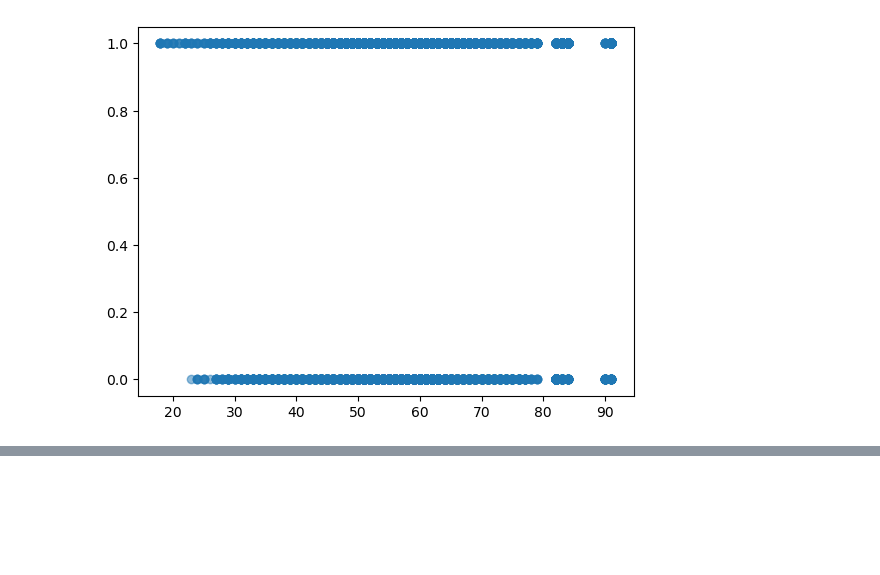
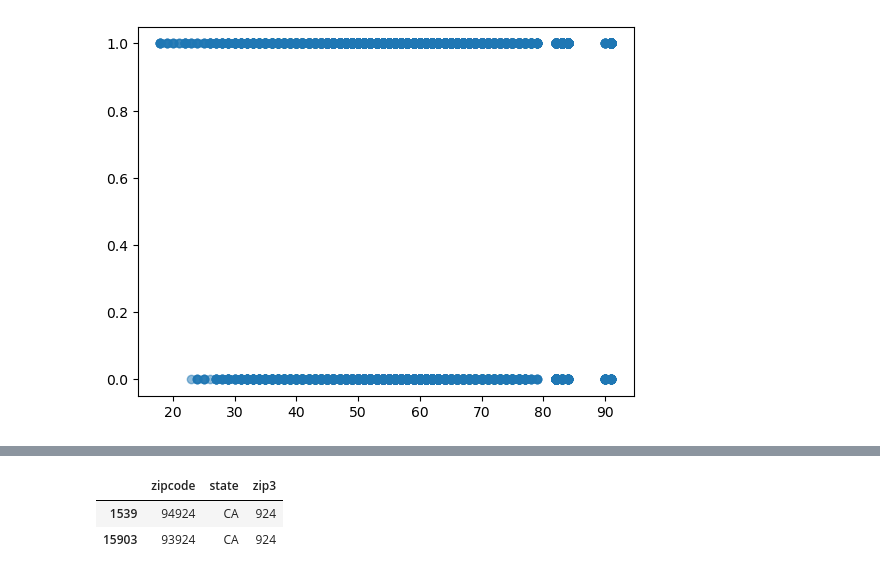
Before and after one commit to jazzmine-p/wids-datathon-2024, a Jupyter notebook: datathon_lydia.ipynb, the cells around one changed output, grey strips where cells are left out. Cells and saved outputs as stored; diff of their text form; code cells hidden in the pictures; blank space fills up the shorter version.

```diff
--- a/datathon_lydia.ipynb
+++ b/datathon_lydia.ipynb
@@ -131,0 +159,19 @@ plt.scatter(train['patient_age'], train['DiagPeriodL90D'], alpha=0.5)
+# %%
+# first, map the patient_state and patient_zip3 to the full 5-digit zip code
+# we will use this dataset from https://data.opendatasoft.com/explore/dataset/georef-united-states-of-america-zc-point%40public/table/?flg=en-us
+# which has full zip code and state
+zip_state = pd.read_csv('uszips.csv', sep=';')
+# drop the columns we don't need
+zip_state = zip_state[['Zip Code', 'Official USPS State Code']]
+zip_state = zip_state.rename(columns={'Zip Code': 'zipcode', 'Official USPS State Code': 'state'})
+# %%
+# convert the zip to a string and pad the front with 0s
+zip_state['zipcode'] = zip_state['zipcode'].astype(str).str.zfill(5)
+# take the last 3 digits
+zip_state['zip3'] = zip_state['zipcode'].str[-3:]
+# %%
+zip_state[(zip_state['state'] == 'CA') & (zip_state['zip3']=='924')]
+# %% [output]
+|  | zipcode | state | zip3 |
+| 1539 | 94924 | CA | 924 |
+| 15903 | 93924 | CA | 924 |
```
Also changed, not shown: parts of 13 cells of this notebook, 1 other file.
